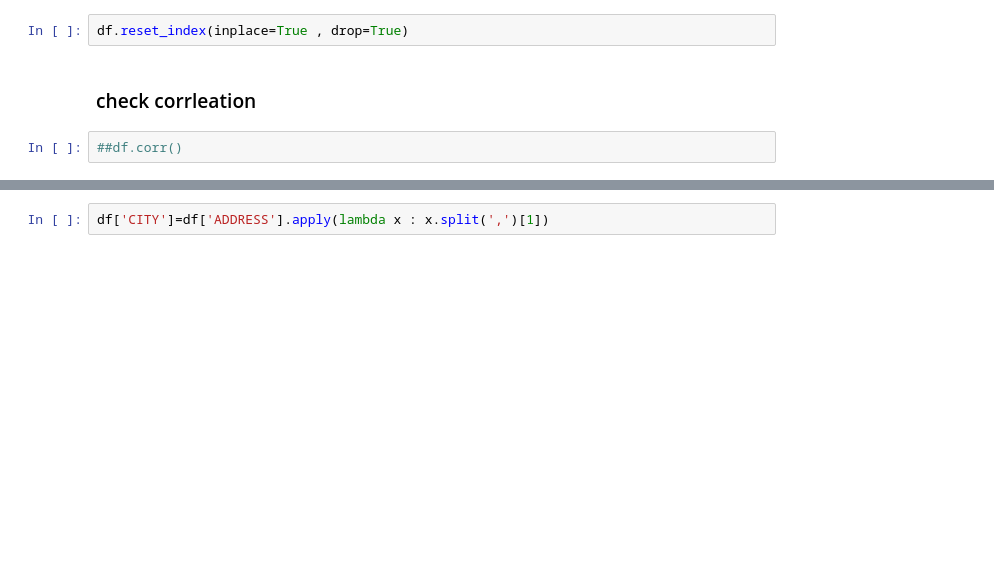
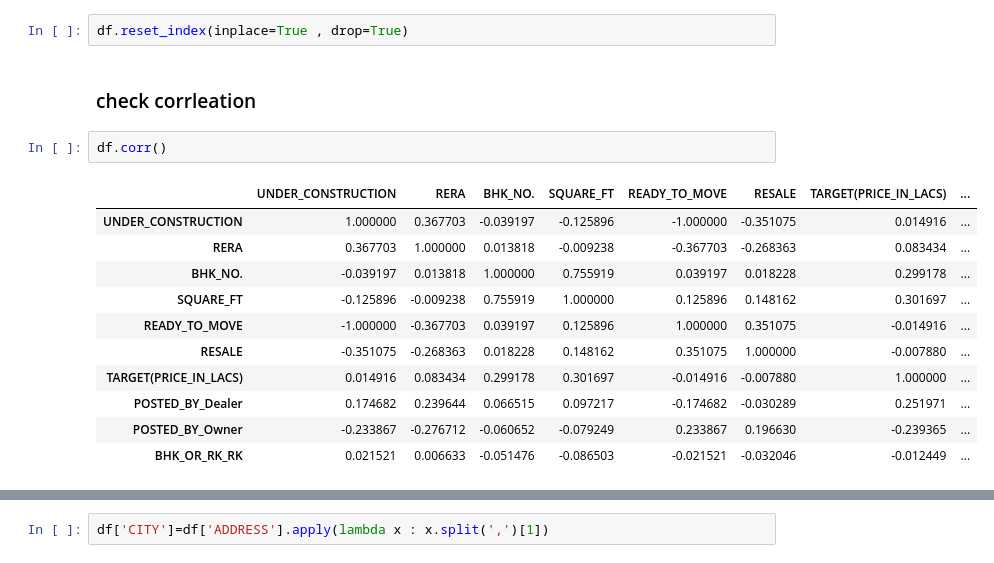
Before and after one commit to eslamkhaled88/my-projects, a Jupyter notebook: ML Assignment (1).ipynb, the cells around one changed output, grey strips where cells are left out. Drawn from its saved outputs; the diff is of its cells as text; blank space fills up the shorter version.

```diff
--- a/ML Assignment (1).ipynb
+++ b/ML Assignment (1).ipynb
@@ -96,4 +94,16 @@ df.reset_index(inplace=True , drop=True)
 # %% [markdown]
 ### check corrleation
 # %%
-##df.corr()
+df.corr()
+# %% [output]
+|  | UNDER_CONSTRUCTION | RERA | BHK_NO. | SQUARE_FT | READY_TO_MOVE | RESALE | TARGET(PRICE_IN_LACS) | ... |
+| UNDER_CONSTRUCTION | 1.000000 | 0.367703 | -0.039197 | -0.125896 | -1.000000 | -0.351075 | 0.014916 | ... |
+| RERA | 0.367703 | 1.000000 | 0.013818 | -0.009238 | -0.367703 | -0.268363 | 0.083434 | ... |
+| BHK_NO. | -0.039197 | 0.013818 | 1.000000 | 0.755919 | 0.039197 | 0.018228 | 0.299178 | ... |
+| SQUARE_FT | -0.125896 | -0.009238 | 0.755919 | 1.000000 | 0.125896 | 0.148162 | 0.301697 | ... |
+| READY_TO_MOVE | -1.000000 | -0.367703 | 0.039197 | 0.125896 | 1.000000 | 0.351075 | -0.014916 | ... |
+| RESALE | -0.351075 | -0.268363 | 0.018228 | 0.148162 | 0.351075 | 1.000000 | -0.007880 | ... |
+| TARGET(PRICE_IN_LACS) | 0.014916 | 0.083434 | 0.299178 | 0.301697 | -0.014916 | -0.007880 | 1.000000 | ... |
+| POSTED_BY_Dealer | 0.174682 | 0.239644 | 0.066515 | 0.097217 | -0.174682 | -0.030289 | 0.251971 | ... |
+| POSTED_BY_Owner | -0.233867 | -0.276712 | -0.060652 | -0.079249 | 0.233867 | 0.196630 | -0.239365 | ... |
+| BHK_OR_RK_RK | 0.021521 | 0.006633 | -0.051476 | -0.086503 | -0.021521 | -0.032046 | -0.012449 | ... |
```
Also changed, not shown: parts of 17 cells of this notebook.
